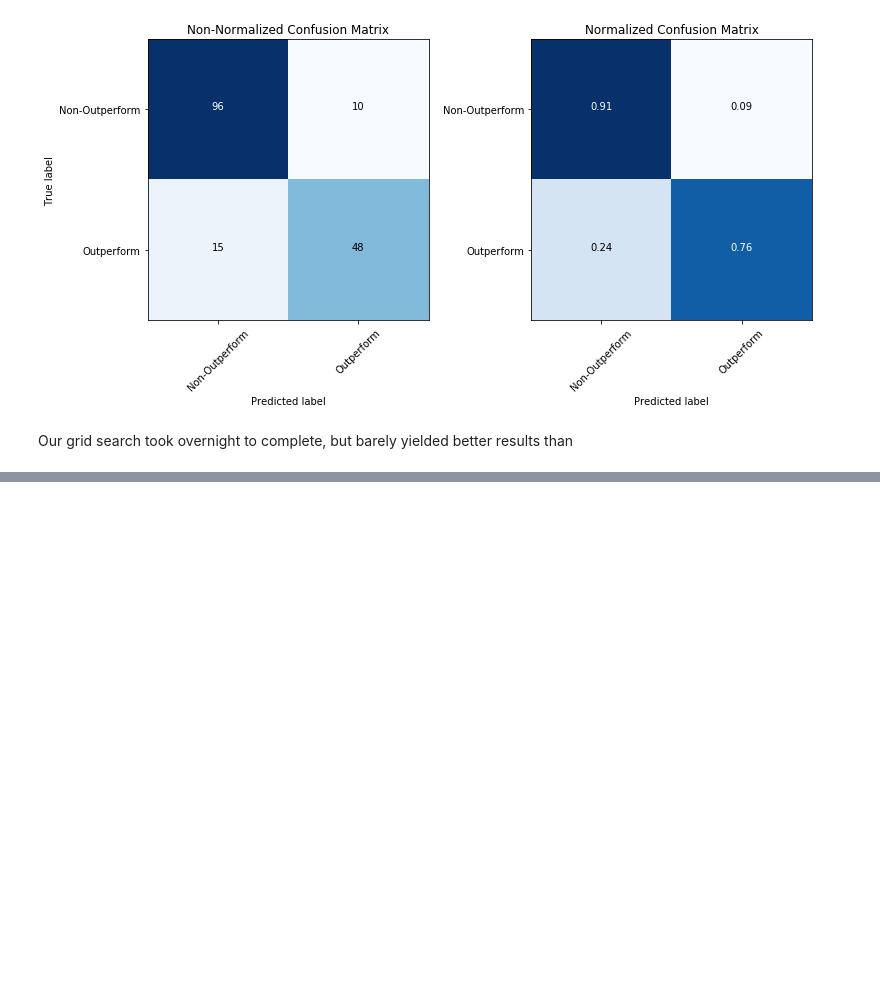
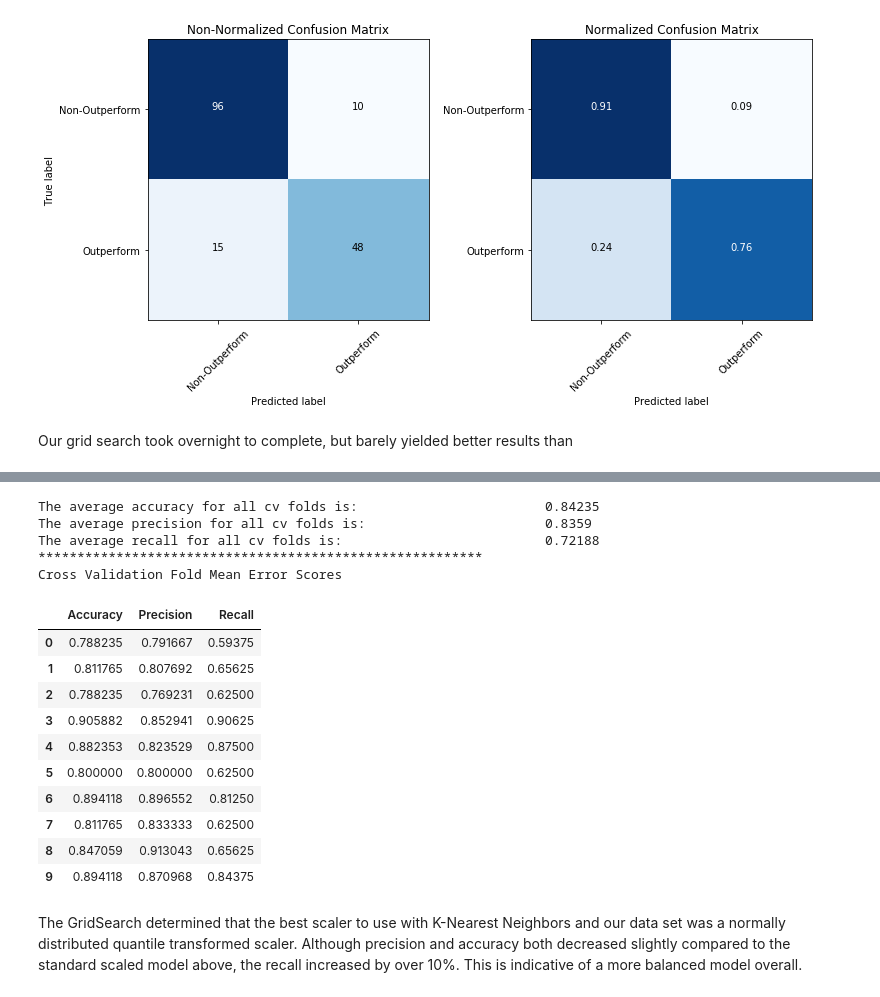
Before and after one commit to jeffweltman/MSDS7331, a Jupyter notebook: Lab 2 - Working/MSDS 7331 - Lab 2 - KassofWeltmanDickens.ipynb, the cells around one changed output, grey strips where cells are left out. Saved outputs shown, nothing was run; the diff lists cells and outputs as text; code cells hidden in the pictures; blank space fills up the shorter version.

```diff
--- a/Lab 2 - Working/MSDS 7331 - Lab 2 - KassofWeltmanDickens.ipynb
+++ b/Lab 2 - Working/MSDS 7331 - Lab 2 - KassofWeltmanDickens.ipynb
@@ -266,20 +266,27 @@ from sklearn.neighbors import KNeighborsClassifier
 from sklearn.model_selection import GridSearchCV
 from scipy.spatial.distance import euclidean
 from scipy.spatial.distance import jaccard
+from sklearn.pipeline import make_pipeline
+from sklearn.preprocessing import StandardScaler
+from sklearn.model_selection import StratifiedShuffleSplit
 import warnings
 warnings.filterwarnings('ignore')
 
+class_cv = StratifiedShuffleSplit(n_splits=10, test_size=0.20, random_state=0)
+
 knc = KNeighborsClassifier(n_neighbors=5)
+knn_pipe = make_pipeline(StandardScaler(), knc)
+
 
 k_range = list(range(1, 30))
 metrics = ['euclidean','chebyshev','manhattan','minkowski','jaccard']
 weights_options = ['uniform','distance']
 
-knn_parameters = {'n_neighbors': k_range,'weights': weights_options, 'metric': metrics}
+knn_parameters = {'kneighborsclassifier__n_neighbors': k_range,'kneighborsclassifier__weights': weights_options, 'kneighborsclassifier__metric': metrics}
 
 #Create a grid search object using the defined parameters
 
-kGridSearch = GridSearchCV(knc,param_grid=knn_parameters,n_jobs=4,verbose=1,cv=class_cv,scoring='precision')
+kGridSearch = GridSearchCV(knn_pipe,param_grid=knn_parameters,n_jobs=4,verbose=1,cv=class_cv,scoring='precision')
 
 #Perform hyperparameter search to find the best combination of parameters for our data
 kGridSearch.fit(X_Class, Y_Class)
@@ -695,0 +830,21 @@ Our grid search took overnight to complete, but barely yielded better results th
+# %%
+EvaluateClassifierEstimator(kGridSearch.best_estimator_, X_Class, Y_Class, class_cv)
+# %% [output]
+The average accuracy for all cv folds is:                        0.84235
+The average precision for all cv folds is:                       0.8359
+The average recall for all cv folds is:                          0.72188
+*********************************************************
+Cross Validation Fold Mean Error Scores
+|  | Accuracy | Precision | Recall |
+| 0 | 0.788235 | 0.791667 | 0.59375 |
+| 1 | 0.811765 | 0.807692 | 0.65625 |
+| 2 | 0.788235 | 0.769231 | 0.62500 |
+| 3 | 0.905882 | 0.852941 | 0.90625 |
+| 4 | 0.882353 | 0.823529 | 0.87500 |
+| 5 | 0.800000 | 0.800000 | 0.62500 |
+| 6 | 0.894118 | 0.896552 | 0.81250 |
+| 7 | 0.811765 | 0.833333 | 0.62500 |
+| 8 | 0.847059 | 0.913043 | 0.65625 |
+| 9 | 0.894118 | 0.870968 | 0.84375 |
+# %% [markdown]
+The GridSearch determined that the best scaler to use with K-Nearest Neighbors and our data set was a normally distributed quantile transformed scaler. Although precision and accuracy both decreased slightly compared to the standard scaled model above, the recall increased by over 10%. This is indicative of a more balanced model overall.
```
Also changed, not shown: parts of 8 cells of this notebook.
